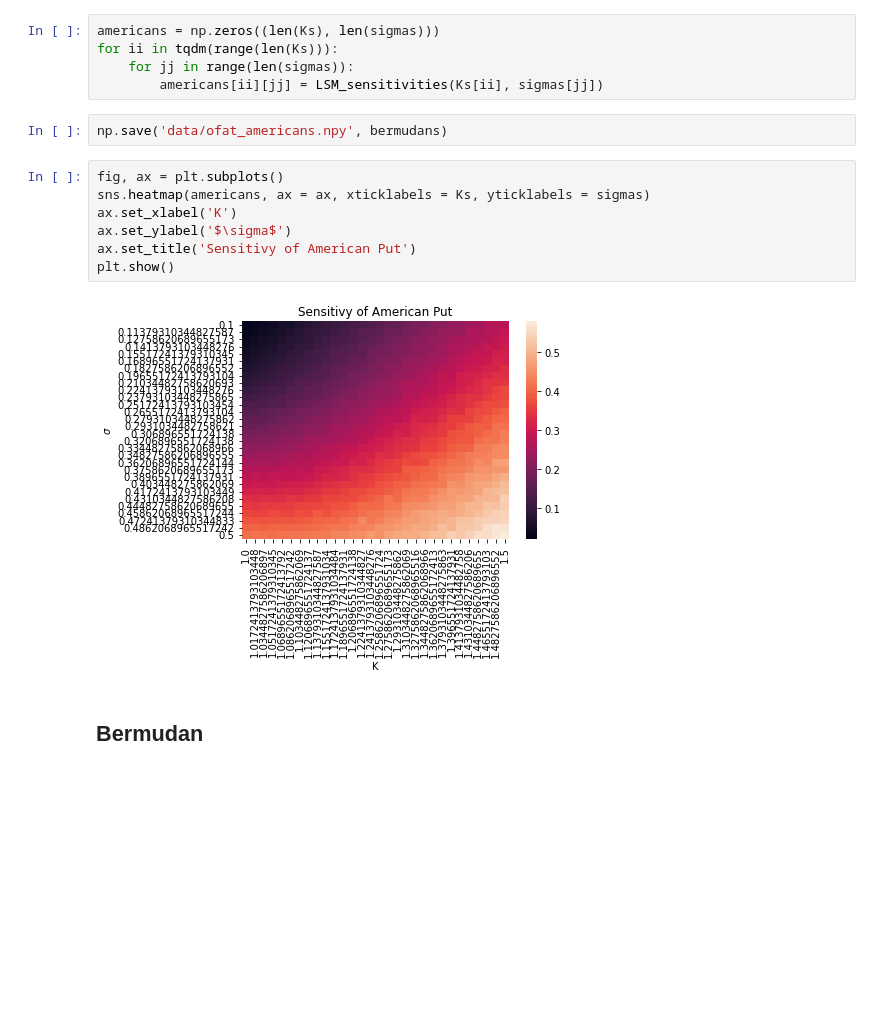
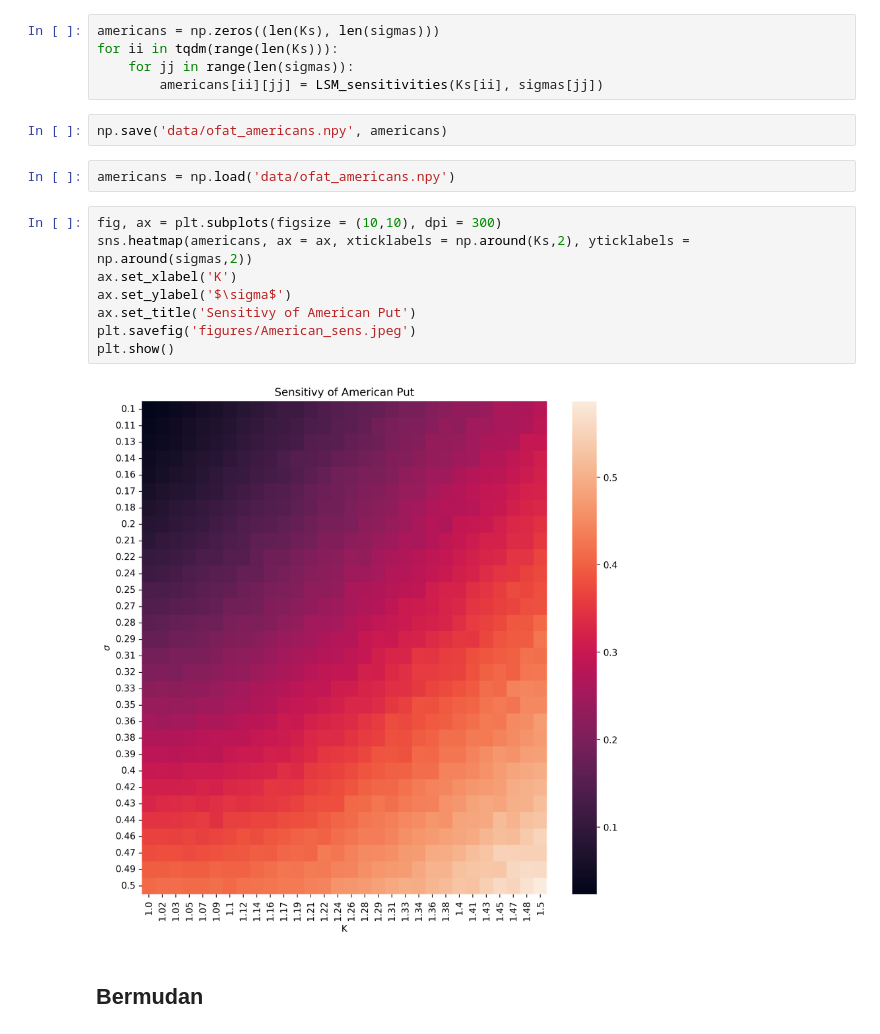
Before and after one commit to SByeUva/advance_computational_finance, a Jupyter notebook: LSM-convergence.ipynb, the cells around one changed output. Saved outputs shown, nothing was run; the diff lists cells and outputs as text; blank space fills up the shorter version.

```diff
--- a/LSM-convergence.ipynb
+++ b/LSM-convergence.ipynb
@@ -122,16 +133,19 @@ for ii in tqdm(range(len(Ks))):
     for jj in range(len(sigmas)):
         americans[ii][jj] = LSM_sensitivities(Ks[ii], sigmas[jj])
 # %%
-np.save('data/ofat_americans.npy', bermudans)
+np.save('data/ofat_americans.npy', americans)
+# %%
+americans = np.load('data/ofat_americans.npy')
 # %%
-fig, ax = plt.subplots()
-sns.heatmap(americans, ax = ax, xticklabels = Ks, yticklabels = sigmas)
+fig, ax = plt.subplots(figsize = (10,10), dpi = 300)
+sns.heatmap(americans, ax = ax, xticklabels = np.around(Ks,2), yticklabels = np.around(sigmas,2))
 ax.set_xlabel('K')
 ax.set_ylabel('$\sigma$')
 ax.set_title('Sensitivy of American Put')
+plt.savefig('figures/American_sens.jpeg')
 plt.show()
 # %% [output]
-[figure, old version]
+[figure, new version]
 # %% [markdown]
 ## Bermudan
 # %%
```
Also changed, not shown: parts of 5 cells of this notebook, 5 other files.
